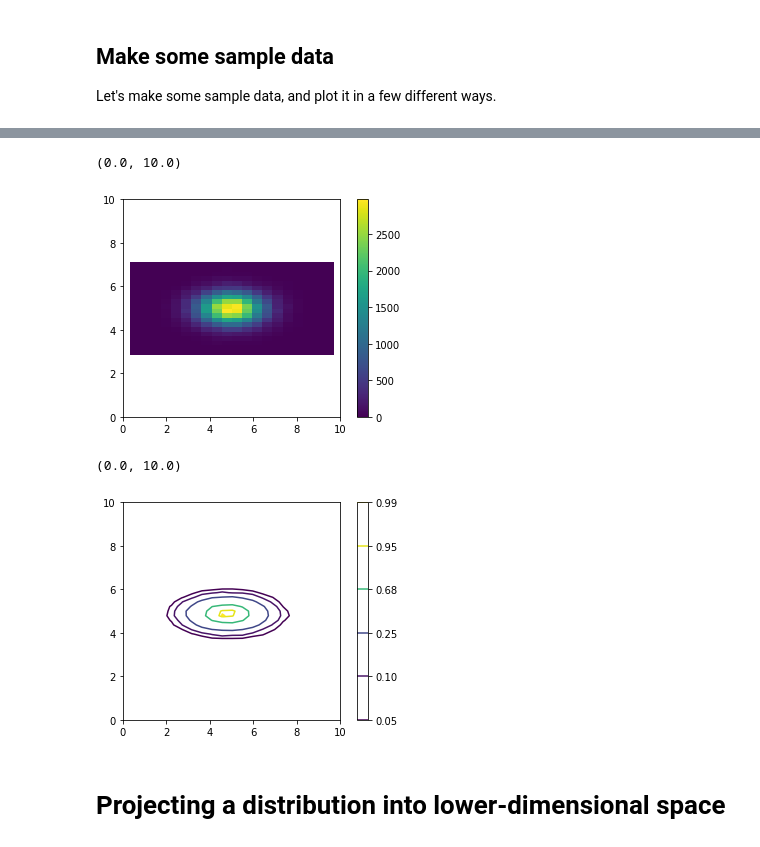
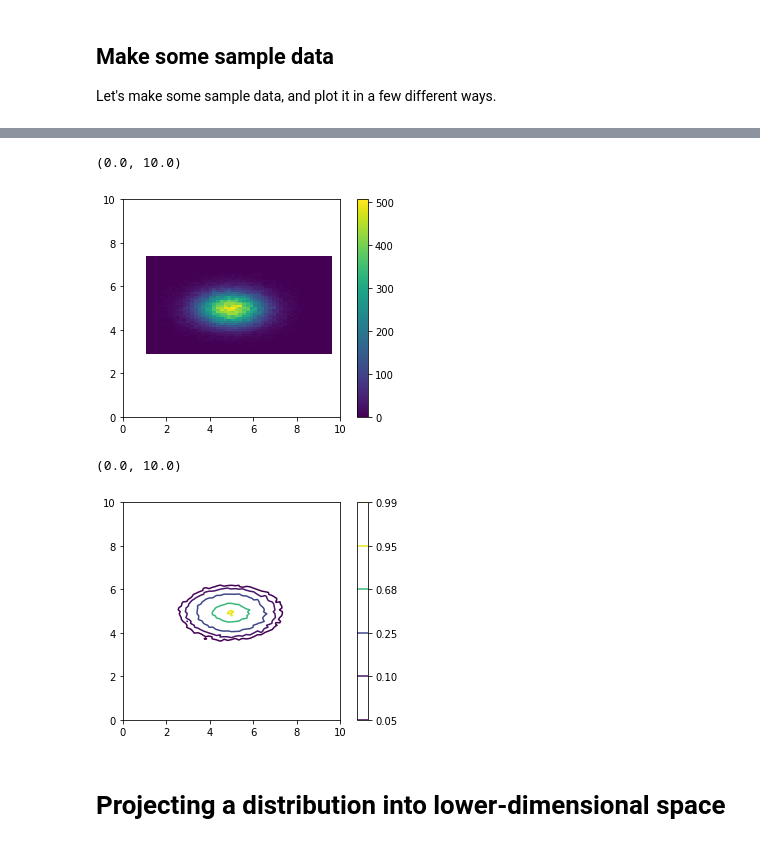
Before and after one commit to ZuckermanLab/T32_Nanocourse, a Jupyter notebook: ProbabilityEtc.ipynb, the cells around one changed output, grey strips where cells are left out. Cells and saved outputs as stored; diff of their text form; code cells hidden in the pictures.

```diff
--- a/ProbabilityEtc.ipynb
+++ b/ProbabilityEtc.ipynb
@@ -236,17 +186,18 @@ plt.scatter(x_data, y_data)
 # %%
+# But this looks like a big blob -- can we get better insight into this?
 # Do a 2-D histogram. Here, try adjusting the number of bins and see how
 # that affects the resolution of the histogram.
 
 #  This returns
-counts,  x_bins, y_bins, _ = plt.hist2d(x_data, y_data, bins=20)
+counts,  x_bins, y_bins, _ = plt.hist2d(x_data, y_data, bins=50)
 
 plt.colorbar()
 plt.gca().set_aspect('equal')
 plt.xlim(0, 10)
 plt.ylim(0, 10)
 # %% [output]
 (0.0, 10.0)
-[figure, old version]
+[figure, new version]
 # %%
 # And a contour plot. Here, try playing with the levels the contours are plotted
 # at, or try omitting that argument entirely.
@@ -261,7 +212,7 @@ plt.xlim(0, 10)
 plt.ylim(0, 10)
 # %% [output]
 (0.0, 10.0)
-[figure, old version]
+[figure, new version]
 # %% [markdown]
 #  Projecting a distribution into  lower-dimensional space
 # %% [markdown]
```
Also changed, not shown: parts of 38 cells of this notebook.
